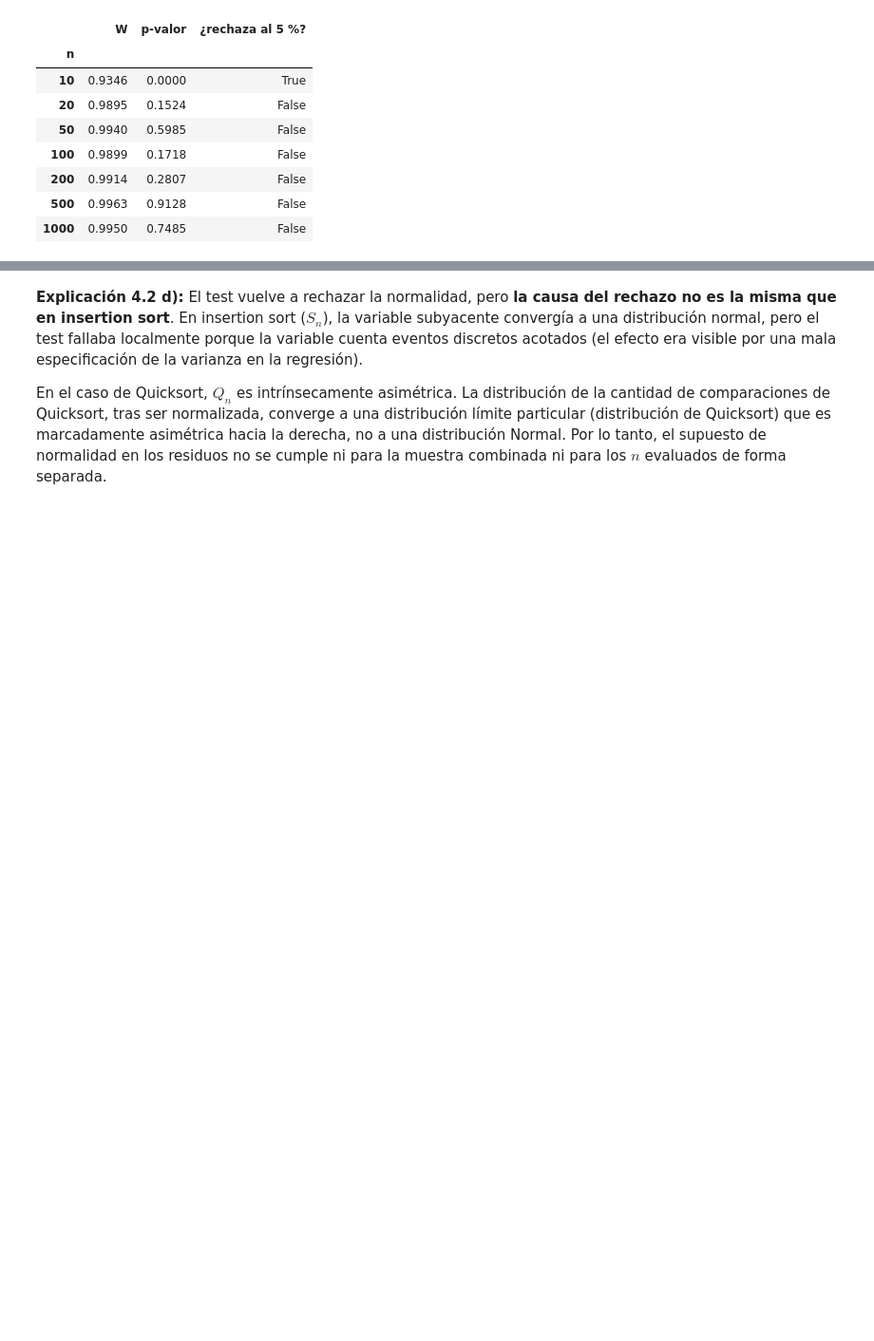
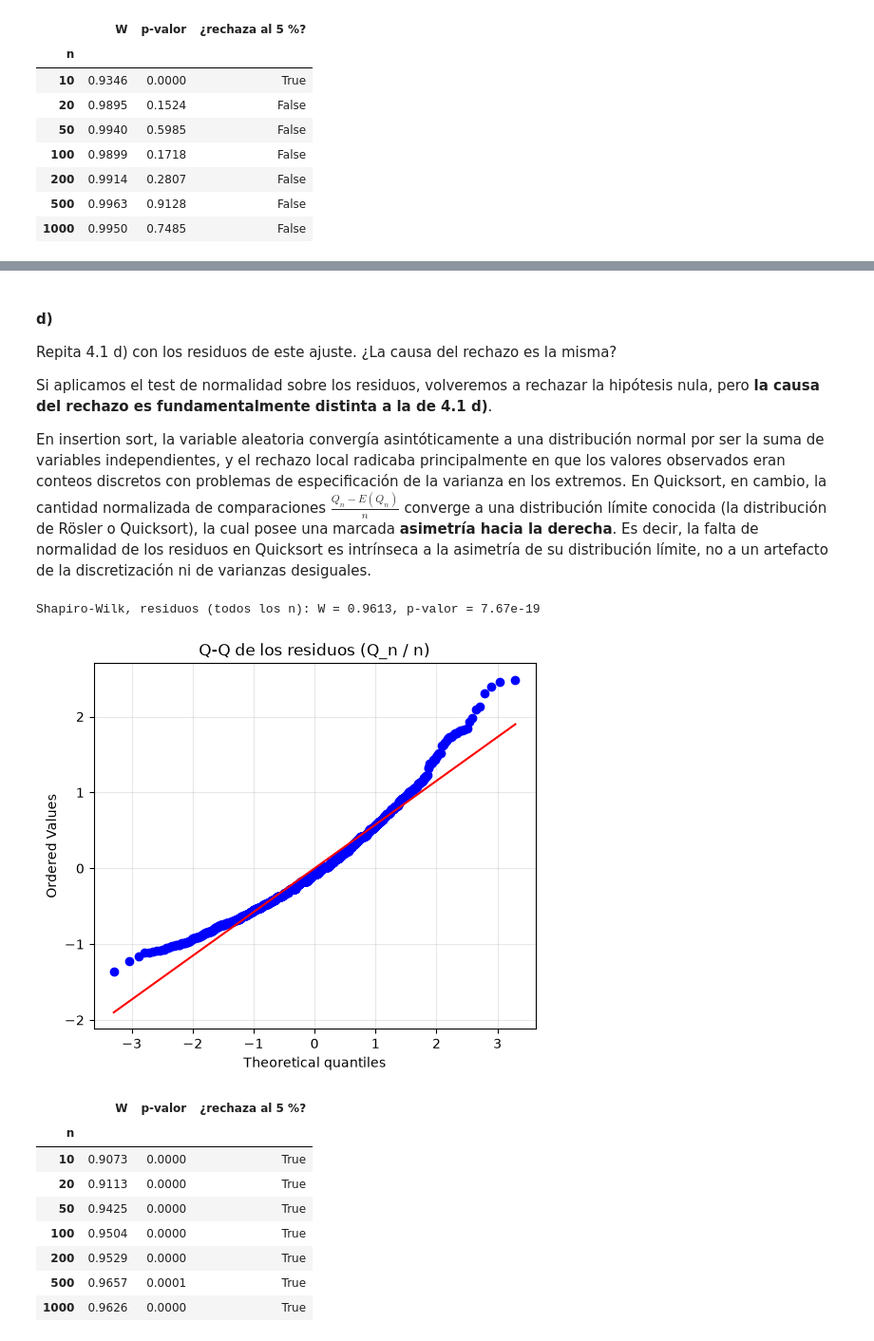
Before and after one commit to fdllrs/estadistica-computacional-tp, a Jupyter notebook: bloque4.ipynb, the cells around one changed output, grey strips where cells are left out. Shown at 95% size. Drawn from its saved outputs; the diff is of its cells as text; code cells hidden in the pictures; blank space fills up the shorter version.

Commit message:
formato 4.2

```diff
--- a/bloque4.ipynb
+++ b/bloque4.ipynb
@@ -349,5 +358,41 @@ Shapiro-Wilk, residuos Quicksort (todos los n): W = 0.9613, p-valor = 7.67e-19
 # %% [markdown]
-**Explicación 4.2 d):**
-El test vuelve a rechazar la normalidad, pero **la causa del rechazo no es la misma que en insertion sort**. En insertion sort ($S_n$), la variable subyacente convergía a una distribución normal, pero el test fallaba localmente porque la variable cuenta eventos discretos acotados (el efecto era visible por una mala especificación de la varianza en la regresión).
+#### d)
+Repita 4.1 d) con los residuos de este ajuste. ¿La causa del rechazo es la misma?
 
-En el caso de Quicksort, $Q_n$ es intrínsecamente asimétrica. La distribución de la cantidad de comparaciones de Quicksort, tras ser normalizada, converge a una distribución límite particular (distribución de Quicksort) que es marcadamente asimétrica hacia la derecha, no a una distribución Normal. Por lo tanto, el supuesto de normalidad en los residuos no se cumple ni para la muestra combinada ni para los $n$ evaluados de forma separada.
+Si aplicamos el test de normalidad sobre los residuos, volveremos a rechazar la hipótesis nula, pero **la causa del rechazo es fundamentalmente distinta a la de 4.1 d)**.
+
+En insertion sort, la variable aleatoria convergía asintóticamente a una distribución normal por ser la suma de variables independientes, y el rechazo local radicaba principalmente en que los valores observados eran conteos discretos con problemas de especificación de la varianza en los extremos. En Quicksort, en cambio, la cantidad normalizada de comparaciones $\frac{Q_n - E(Q_n)}{n}$ converge a una distribución límite conocida (la distribución de Rösler o Quicksort), la cual posee una marcada **asimetría hacia la derecha**. Es decir, la falta de normalidad de los residuos en Quicksort es intrínseca a la asimetría de su distribución límite, no a un artefacto de la discretización ni de varianzas desiguales.
+# %%
+# %% 4.2 d) Normalidad de los residuos
+res_q_todos = r_q_todos["resid"]
+W_q, p_q = stats.shapiro(res_q_todos)
+print(f"Shapiro-Wilk, residuos (todos los n): W = {W_q:.4f}, p-valor = {p_q:.2e}")
+
+fig, ax = plt.subplots(figsize=(6, 5))
+stats.probplot(res_q_todos, dist="norm", plot=ax)
+ax.set_title("Q-Q de los residuos (Q_n / n)")
+ax.grid(alpha=0.3)
+plt.show()
+
+# Shapiro-Wilk por cada n
+b0_hat_q, b1_hat_q = r_q_todos["beta"]
+filas_qd = []
+for m in ns:
+    res_m = (np.array(qn_tamanos[m]) / m) - (b0_hat_q + b1_hat_q * np.log(m))
+    W_m, p_m = stats.shapiro(res_m)
+    filas_qd.append({"n": m, "W": W_m, "p-valor": p_m, "¿rechaza al 5 %?": p_m < 0.05})
+
+tabla_42d = pd.DataFrame(filas_qd).set_index("n")
+display(tabla_42d.round(4))
+# %% [output]
+Shapiro-Wilk, residuos (todos los n): W = 0.9613, p-valor = 7.67e-19
+[figure, added]
+|  | W | p-valor | ¿rechaza al 5 %? |
+| n |  |  |  |
+| 10 | 0.9073 | 0.0000 | True |
+| 20 | 0.9113 | 0.0000 | True |
+| 50 | 0.9425 | 0.0000 | True |
+| 100 | 0.9504 | 0.0000 | True |
+| 200 | 0.9529 | 0.0000 | True |
+| 500 | 0.9657 | 0.0001 | True |
+| 1000 | 0.9626 | 0.0000 | True |
```
Also changed, not shown: parts of 8 cells of this notebook.
